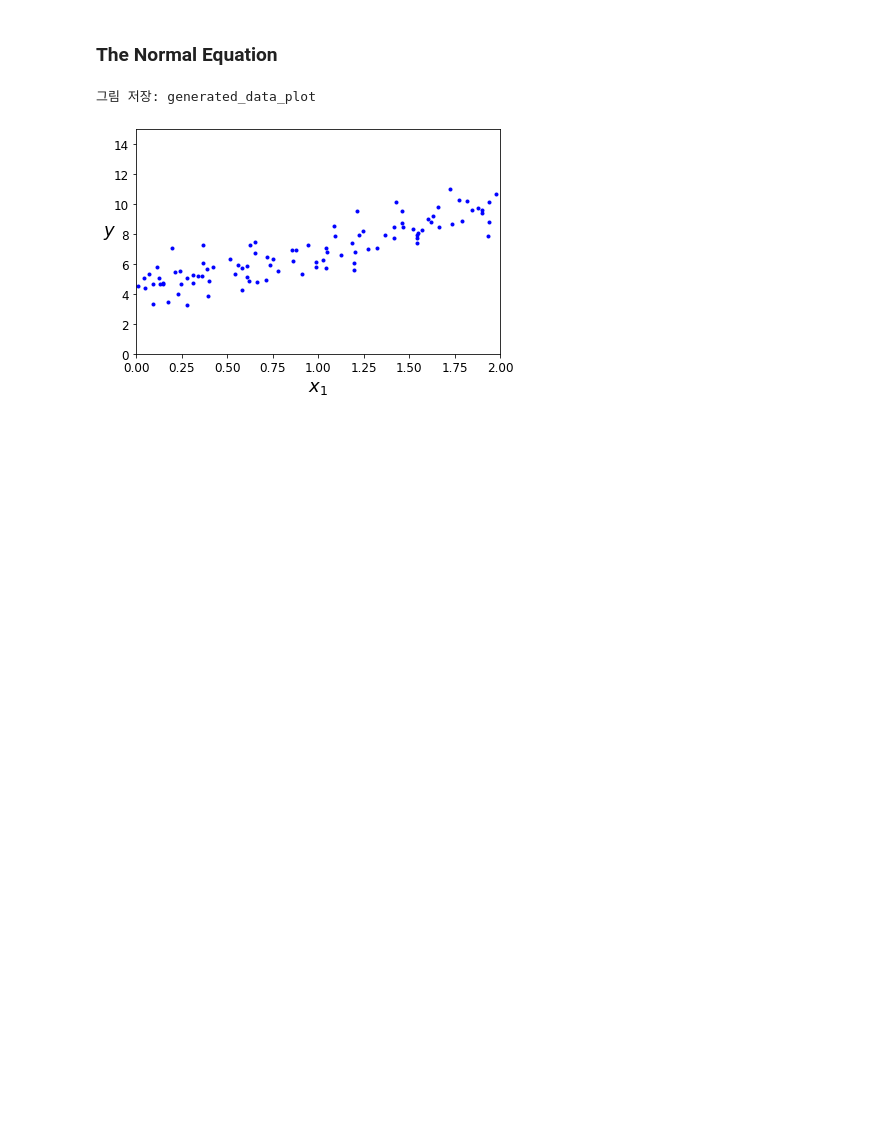
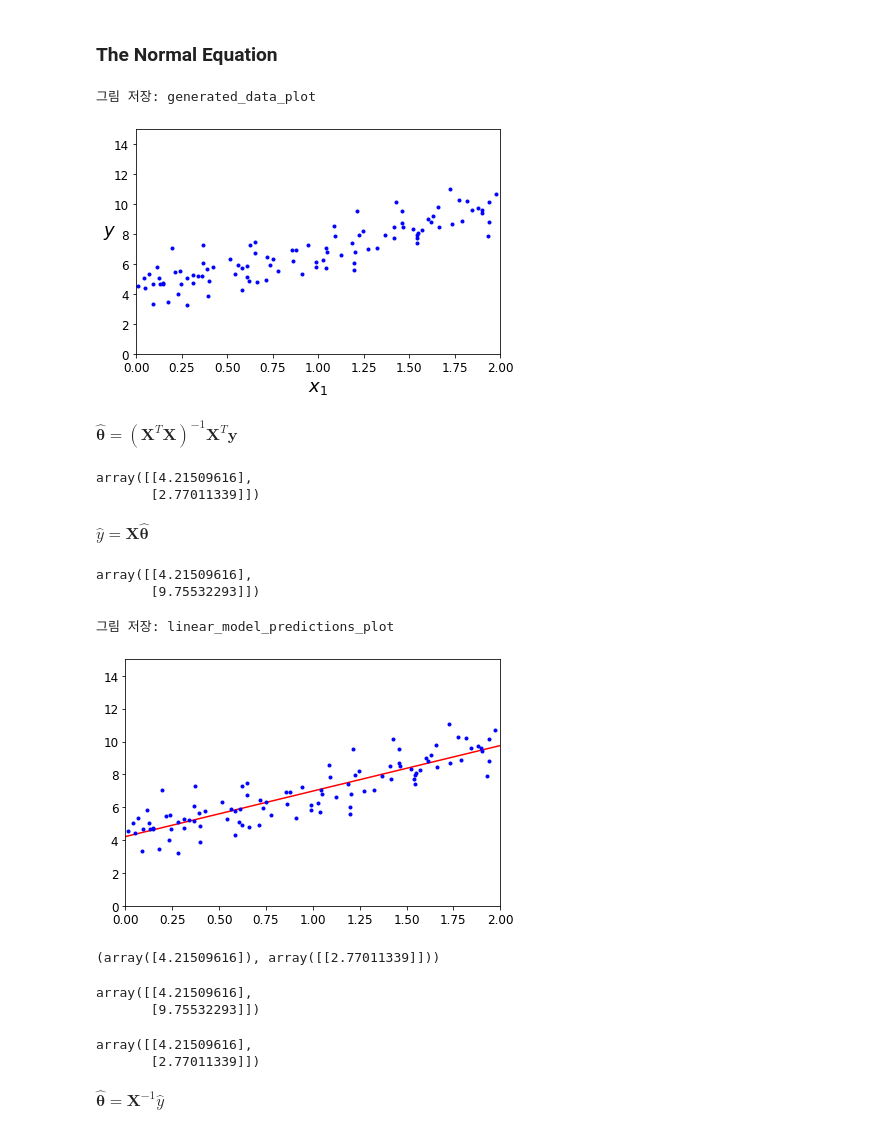
Before and after one commit to solyourock/ML_study, a Jupyter notebook: Hands_on/Chap4/chap_4.ipynb, the cells around one changed output. Saved outputs shown, nothing was run; the diff lists cells and outputs as text; code cells hidden in the pictures; blank space fills up the shorter version.

```diff
--- a/Hands_on/Chap4/chap_4.ipynb
+++ b/Hands_on/Chap4/chap_4.ipynb
@@ -46,3 +46,54 @@ plt.show()
 # %% [output]
 그림 저장: generated_data_plot
 [figure]
+# %% [markdown]
+$\hat{\boldsymbol{\theta}} = (\mathbf{X}^T \mathbf{X})^{-1} \mathbf{X}^T \mathbf{y}$
+# %%
+X_b = np.c_[np.ones((100, 1)), X] # X에 x0 = 1 추가
+theta_best = np.linalg.inv(X_b.T.dot(X_b)).dot(X_b.T).dot(y)
+# np.linalg.inv() : inverse
+# dot() : matrix multiplication
+# %%
+theta_best
+# %% [output]
+array([[4.21509616],
+       [2.77011339]])
+# %% [markdown]
+$\hat{y} = \mathbf{X} \boldsymbol{\hat{\theta}}$
+# %%
+X_new = np.array([[0], [2]])
+X_new_b = np.c_[np.ones((2, 1)), X_new]
+y_predict = X_new_b.dot(theta_best)
+y_predict
+# %% [output]
+array([[4.21509616],
+       [9.75532293]])
+# %%
+plt.plot(X_new, y_predict, "r-")
+plt.plot(X, y, "b.")
+plt.axis([0, 2, 0, 15])
+save_fig("linear_model_predictions_plot")
+plt.show()
+# %% [output]
+그림 저장: linear_model_predictions_plot
+[figure, added]
+# %%
+from sklearn.linear_model import LinearRegression
+
+lin_reg = LinearRegression()
+lin_reg.fit(X, y)
+lin_reg.intercept_, lin_reg.coef_
+# %% [output]
+(array([4.21509616]), array([[2.77011339]]))
+# %%
+lin_reg.predict(X_new)
+# %% [output]
+array([[4.21509616],
+       [9.75532293]])
+# %%
+# scipy.linalg.lstsq() : least squares
+theta_best_svd, residuals, rank, s = np.linalg.lstsq(X_b, y, rcond=1e-6)
+theta_best_svd
+# %% [output]
+array([[4.21509616],
+       [2.77011339]])
@@ -48,0 +102,2 @@ plt.show()
+# %% [markdown]
+$\boldsymbol{\hat{\theta}} = \mathbf{X}^{-1}\hat{y}$
```
Also changed, not shown: parts of 12 cells of this notebook, 2 other files.
